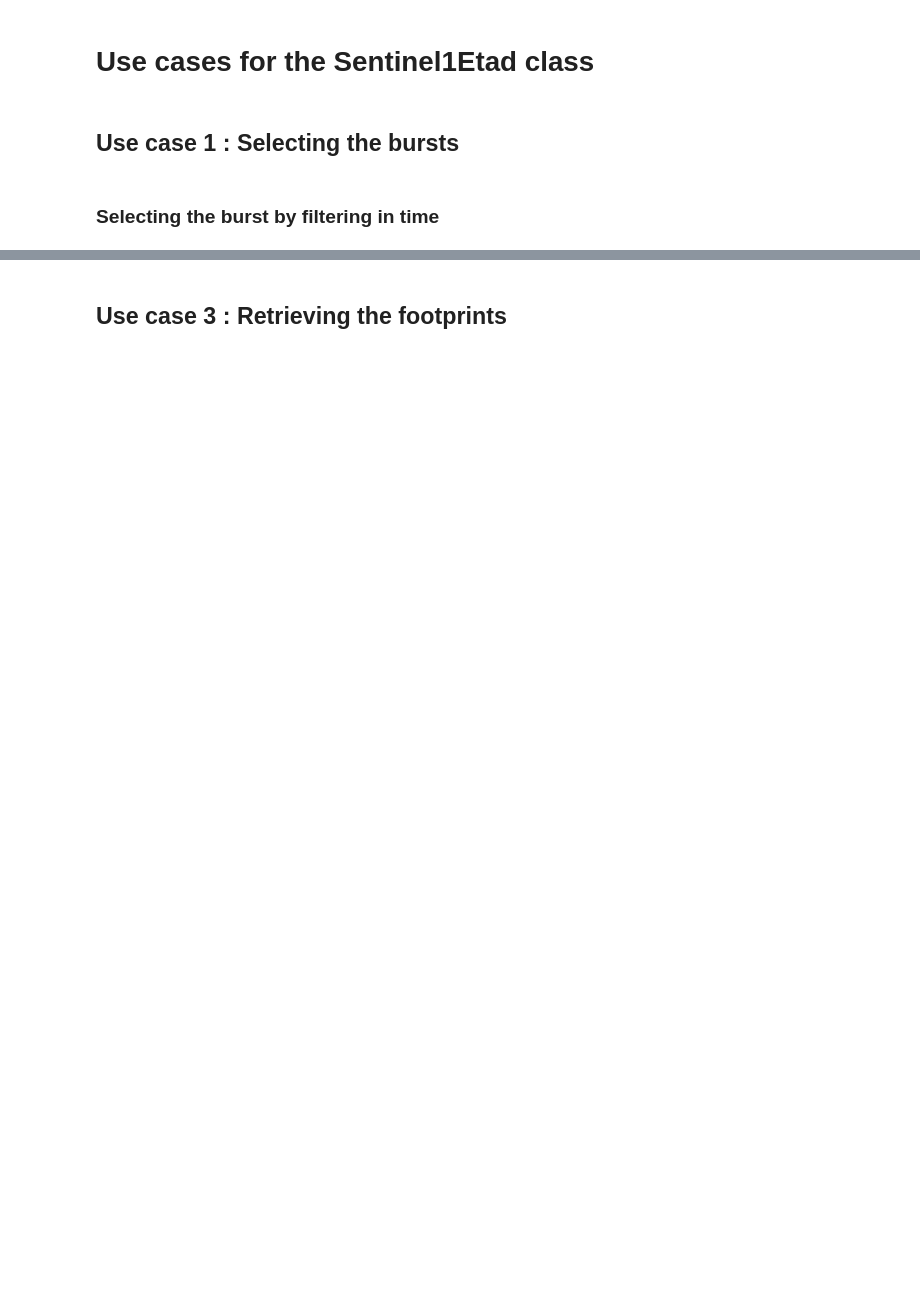
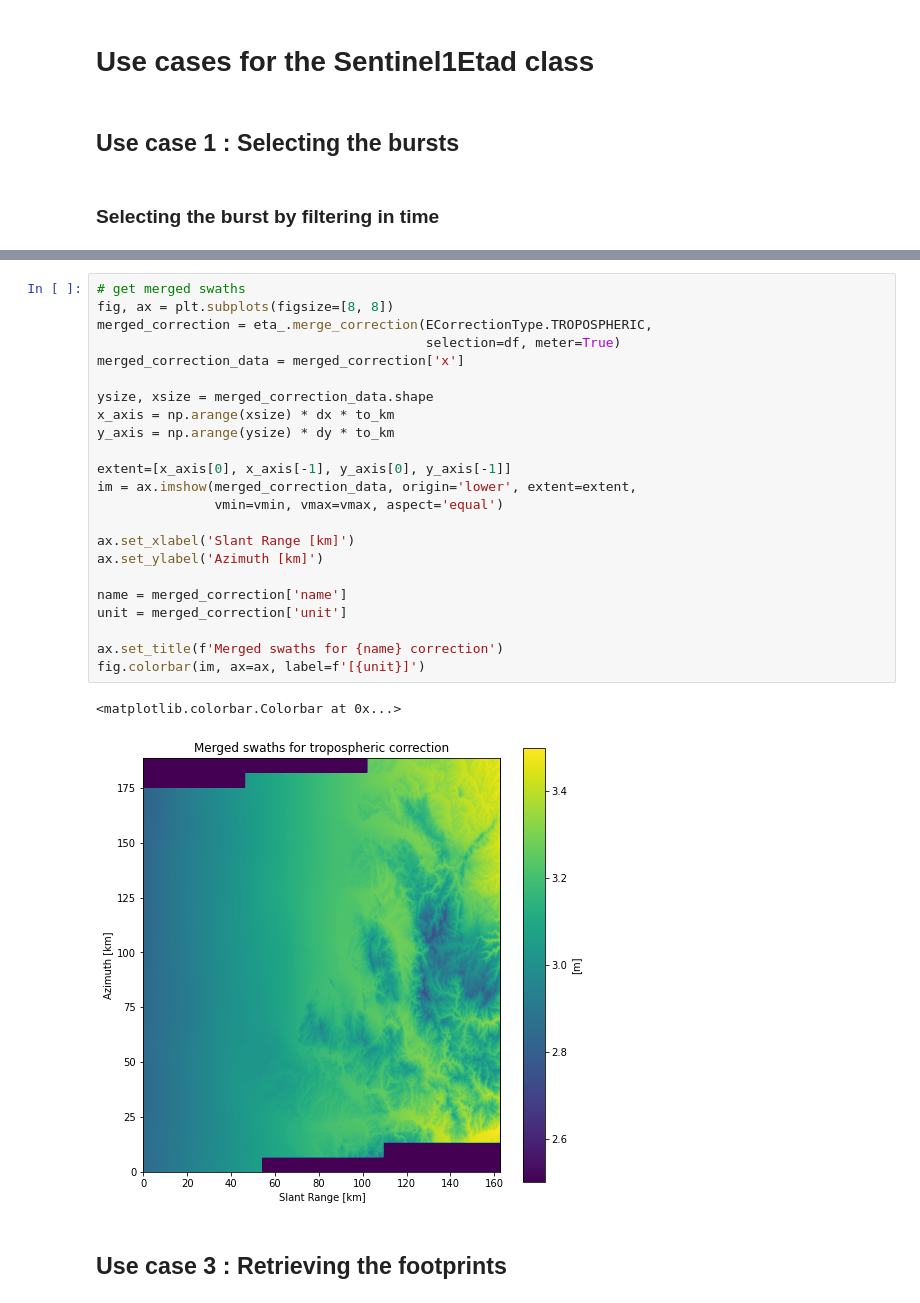
Before and after one commit to s1tools/s1-etad, a Jupyter notebook: dlr_etad.ipynb, the cells around one changed output, grey strips where cells are left out. Saved outputs shown, nothing was run; the diff lists cells and outputs as text; blank space fills up the shorter version.

```diff
--- a/dlr_etad.ipynb
+++ b/dlr_etad.ipynb
@@ -371,3 +495,29 @@ plt.show()
+# %%
+# get merged swaths
+fig, ax = plt.subplots(figsize=[8, 8])
+merged_correction = eta_.merge_correction(ECorrectionType.TROPOSPHERIC,
+                                          selection=df, meter=True)
+merged_correction_data = merged_correction['x']
+
+ysize, xsize = merged_correction_data.shape
+x_axis = np.arange(xsize) * dx * to_km
+y_axis = np.arange(ysize) * dy * to_km
+
+extent=[x_axis[0], x_axis[-1], y_axis[0], y_axis[-1]]
+im = ax.imshow(merged_correction_data, origin='lower', extent=extent,
+               vmin=vmin, vmax=vmax, aspect='equal')
+
+ax.set_xlabel('Slant Range [km]')
+ax.set_ylabel('Azimuth [km]')
+
+name = merged_correction['name']
+unit = merged_correction['unit']
+
+ax.set_title(f'Merged swaths for {name} correction')
+fig.colorbar(im, ax=ax, label=f'[{unit}]')
+# %% [output]
+<matplotlib.colorbar.Colorbar at 0x...>
+[figure, added]
 # %% [markdown]
 ## Use case 3 : Retrieving the footprints
 # %%
```
Also changed, not shown: parts of 54 cells of this notebook.
